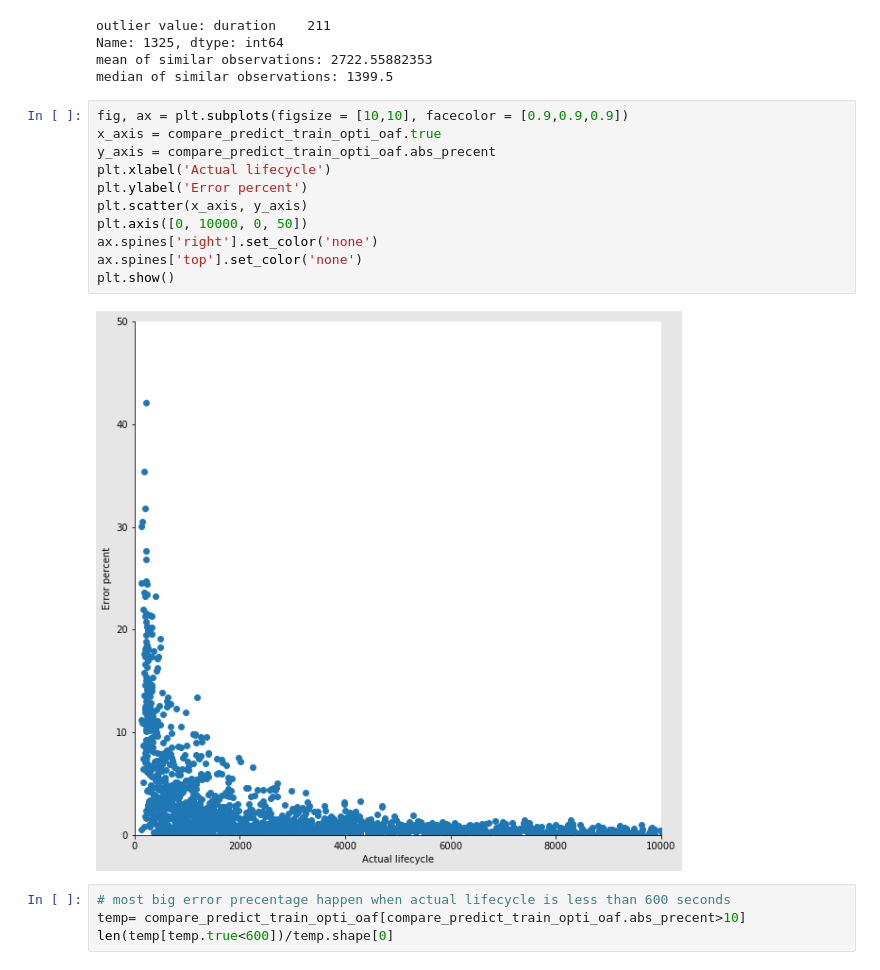
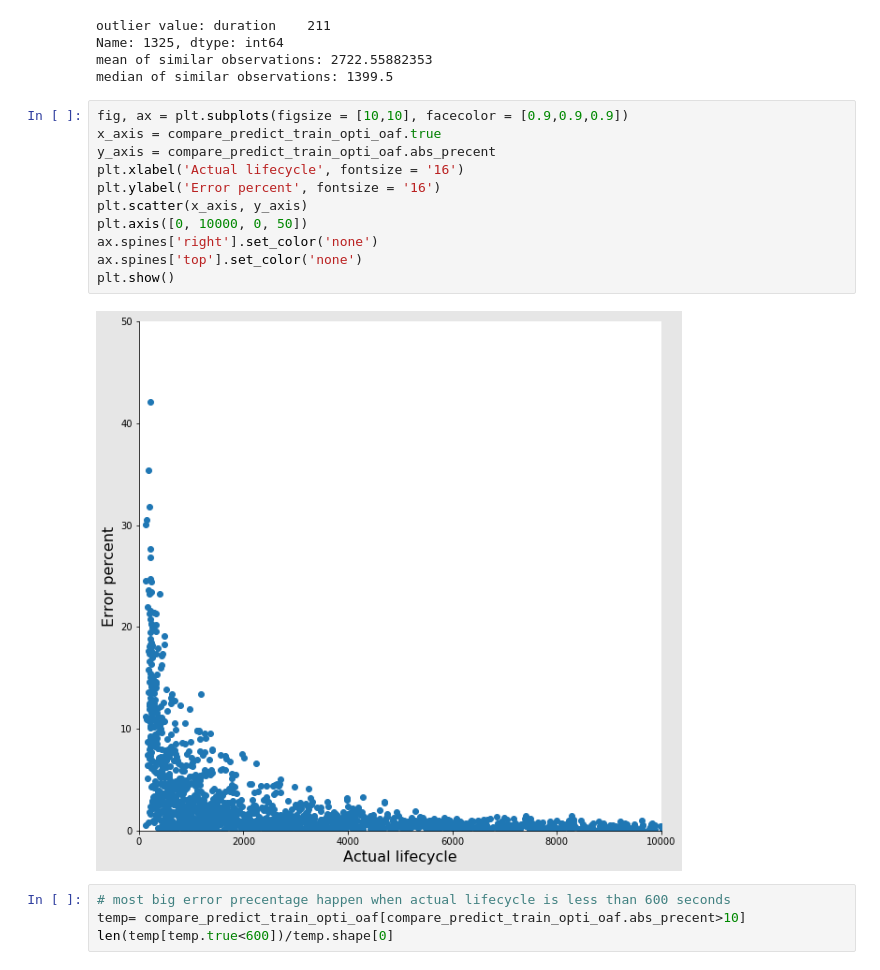
Before and after one commit to leon-lee-jl/MoBike, a Jupyter notebook: MoBike V1.0.ipynb, the cells around one changed output. Saved outputs shown, nothing was run; the diff lists cells and outputs as text.

```diff
--- a/MoBike V1.0.ipynb
+++ b/MoBike V1.0.ipynb
@@ -1200,16 +1200,16 @@ median of similar observations: 1399.5
 # %%
 fig, ax = plt.subplots(figsize = [10,10], facecolor = [0.9,0.9,0.9])
 x_axis = compare_predict_train_opti_oaf.true
 y_axis = compare_predict_train_opti_oaf.abs_precent
-plt.xlabel('Actual lifecycle')
-plt.ylabel('Error percent')
+plt.xlabel('Actual lifecycle', fontsize = '16')
+plt.ylabel('Error percent', fontsize = '16')
 plt.scatter(x_axis, y_axis)
 plt.axis([0, 10000, 0, 50])
 ax.spines['right'].set_color('none')
 ax.spines['top'].set_color('none')
 plt.show()
 # %% [output]
-[figure, old version]
+[figure, new version]
 # %%
 # most big error precentage happen when actual lifecycle is less than 600 seconds
 temp= compare_predict_train_opti_oaf[compare_predict_train_opti_oaf.abs_precent>10]
```
Also changed, not shown: parts of 22 cells of this notebook.
